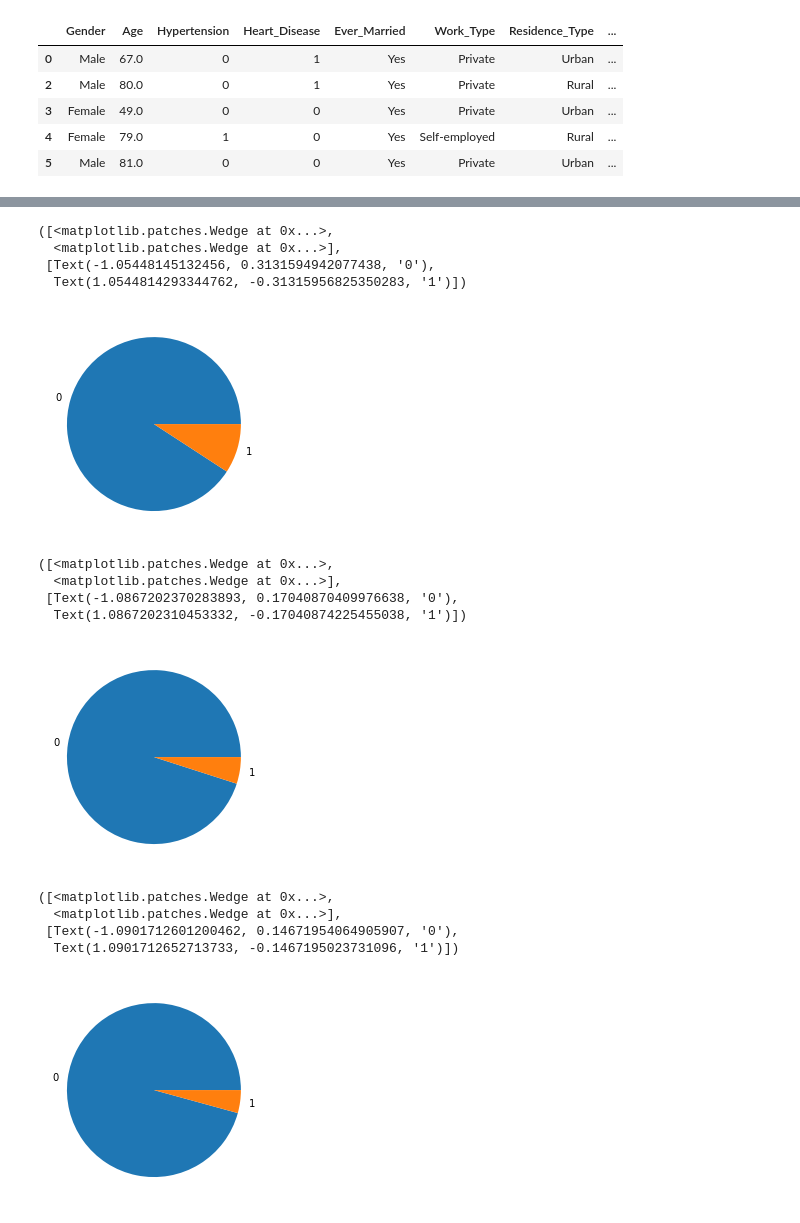
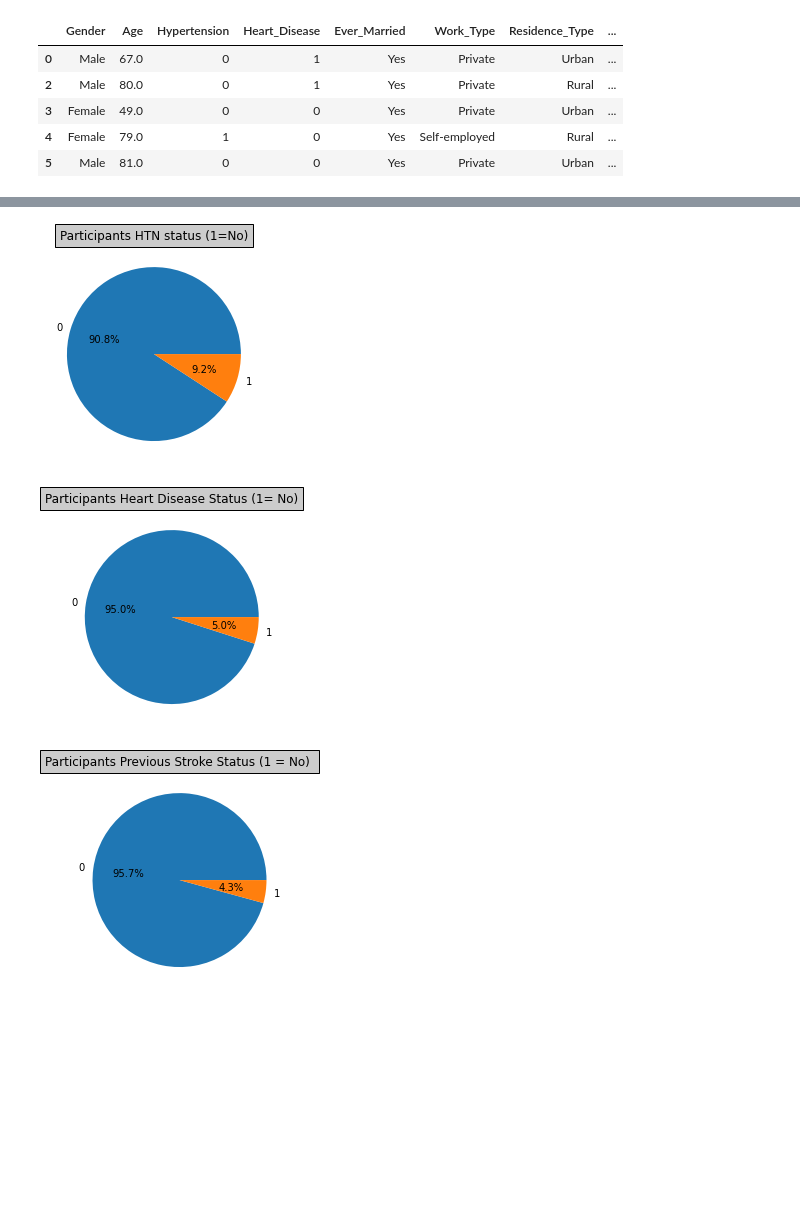
Before and after one commit to rajimuth/Stroke-Prediction-Analysis, a Jupyter notebook: Balpreet_stroke_analysis.ipynb, the cells around one changed output, grey strips where cells are left out. Cells and saved outputs as stored; diff of their text form; code cells hidden in the pictures; blank space fills up the shorter version.

```diff
--- a/Balpreet_stroke_analysis.ipynb
+++ b/Balpreet_stroke_analysis.ipynb
@@ -191,33 +179,27 @@ plt.pie(EverMarried_pie, labels= EverMarried_pie.index)
 # %%
 # pie plot for HTN
 HTN_pie = stroke_df.Hypertension.value_counts()
-plt.pie(HTN_pie, labels= HTN_pie.index)
+plt.pie(HTN_pie, labels= HTN_pie.index, autopct="%1.1f%%")
+plt.title("Participants HTN status (1=No)", bbox={'facecolor':'0.8', 'pad':5})
+plt.show()
 # %% [output]
-([<matplotlib.patches.Wedge at 0x...>,
-  <matplotlib.patches.Wedge at 0x...>],
- [Text(-1.05448145132456, 0.3131594942077438, '0'),
-  Text(1.0544814293344762, -0.31315956825350283, '1')])
-[figure, old version]
+[figure, new version]
 # %%
 # pie plot for Heart_Disease
 Heart_Disease_pie = stroke_df.Heart_Disease.value_counts()
-plt.pie(Heart_Disease_pie, labels= Heart_Disease_pie.index)
+plt.pie(Heart_Disease_pie, labels= Heart_Disease_pie.index, autopct="%1.1f%%")
+plt.title("Participants Heart Disease Status (1= No)", bbox={'facecolor':'0.8', 'pad':5})
+plt.show()
 # %% [output]
-([<matplotlib.patches.Wedge at 0x...>,
-  <matplotlib.patches.Wedge at 0x...>],
- [Text(-1.0867202370283893, 0.17040870409976638, '0'),
-  Text(1.0867202310453332, -0.17040874225455038, '1')])
-[figure, old version]
+[figure, new version]
 # %%
 # pie plot for stroke
 Stroke_pie = stroke_df.Stroke.value_counts()
-plt.pie(Stroke_pie, labels= Stroke_pie.index)
+plt.pie(Stroke_pie, labels= Stroke_pie.index, autopct="%1.1f%%")
+plt.title("Participants Previous Stroke Status (1 = No) ", bbox={'facecolor':'0.8', 'pad':5})
+plt.show()
 # %% [output]
-([<matplotlib.patches.Wedge at 0x...>,
-  <matplotlib.patches.Wedge at 0x...>],
- [Text(-1.0901712601200462, 0.14671954064905907, '0'),
-  Text(1.0901712652713733, -0.1467195023731096, '1')])
-[figure, old version]
+[figure, new version]
 # %%
 # histogram for age
 stroke_df.hist(column='Age')
```
Also changed, not shown: parts of 6 cells of this notebook, 1 other file.
